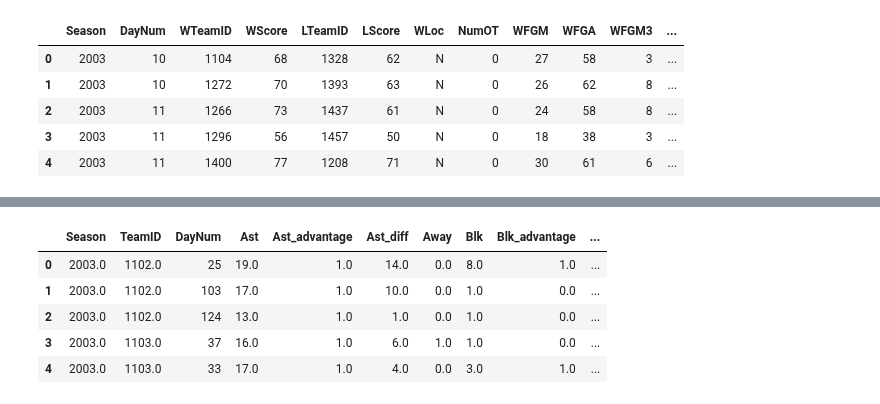
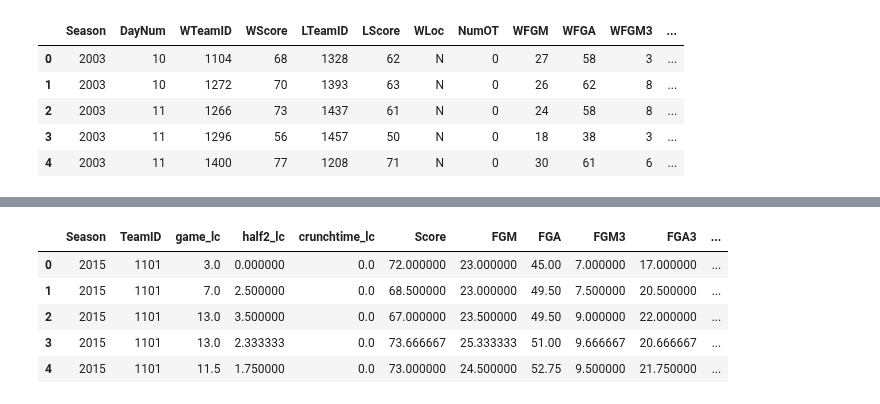
Before and after one commit to lucabasa/kaggle_competitions, a Jupyter notebook: marc_madness/08_rolling_stats.ipynb, the cells around one changed output, grey strips where cells are left out. Cells and saved outputs as stored; diff of their text form; code cells hidden in the pictures.

```diff
--- a/marc_madness/08_rolling_stats.ipynb
+++ b/marc_madness/08_rolling_stats.ipynb
@@ -37,0 +50,4 @@ reg.head()
+# %%
+full = pd.concat([reg, play])
+
+full.head()
@@ -37,0 +61,4 @@ reg.head()
+# %%
+events = pd.read_csv(events_data)
+
+events.head()
@@ -37,0 +72,7 @@ reg.head()
+# %%
+print(reg.shape)
+print(full.shape)
+to_use = [col for col in events if not col.endswith('_game') and 'FinalScore' not in col and 'n_OT' not in col and '_difference' not in col]
+full = pd.merge(full, events[to_use], on=['Season', 'DayNum', 'WTeamID', 'LTeamID'])
+print(full.shape)
+full.head()
@@ -54,7 +118,7 @@ def add_days(data, info, date=True):
 
 
 def rolling_stats(data, season_info, window='30d'):
-    df = reg.copy()
+    df = data.copy()
 
     df = add_days(df, season_info)
 
@@ -62,7 +126,8 @@ def rolling_stats(data, season_info, window='30d'):
                                                  and '_perc' not in col
                                                  and 'Loc' not in col]
     to_select += [col for col in df.columns if '_diff' in col or '_advantage' in col]
-    df_W = df[['Season', 'GameDay', 'NumOT'] + to_select].copy()
+    df_W = df[['Season', 'GameDay', 'NumOT',
+               'game_lc', 'half2_lc', 'crunchtime_lc'] + to_select].copy()
     df_W.columns = df_W.columns.str.replace('W','')
     df_W['N_wins'] = 1
 
@@ -70,7 +135,8 @@ def rolling_stats(data, season_info, window='30d'):
                                              and '_perc' not in col
                                              and 'Loc' not in col]
     to_select += [col for col in df.columns if '_diff' in col or '_advantage' in col]
-    df_L = df[['Season', 'GameDay', 'NumOT'] + to_select].copy()
+    df_L = df[['Season', 'GameDay', 'NumOT',
+               'game_lc', 'half2_lc', 'crunchtime_lc'] + to_select].copy()
     df_L.columns = df_L.columns.str.replace('L','')
     df_L[[col for col in df.columns if '_diff' in col]] = - df_L[[col for col in df.columns if '_diff' in col]]
     for col in [col for col in df.columns if '_advantage' in col]:
@@ -82,19 +148,22 @@ def rolling_stats(data, season_info, window='30d'):
         df_L['top_team'] = 0
         df_L['upset'] = 0
 
-    df = pd.concat([df_W, df_L], sort=True)
+    df = pd.concat([df_W, df_L], sort=False)
 
-    not_use = ['NumOT']
+    not_use = ['NumOT', 'Season', 'TeamID']
     to_use = [col for col in df.columns if col not in not_use]
 
-    means = df[to_use].groupby(['Season','TeamID'],
-                                   as_index=False).rolling(window, on='GameDay',
+    means = df.groupby(['Season', 'TeamID'])[to_use].rolling(window, on='GameDay',
                                                            min_periods=1, closed='left').mean()
     means = means.dropna()
+    means = means.reset_index()
+    del means['level_2']
 
-    sums = df[to_use].groupby(['Season', 'TeamID'],
-                              as_index=False).rolling(window, on='GameDay',
+    sums = df.groupby(['Season', 'TeamID'])[to_use].rolling(window, on='GameDay',
                                                       min_periods=1, closed='left').sum()
+    sums = sums.reset_index()
+    del sums['level_2']
+
     sums['FGM_perc'] = sums.FGM / sums.FGA
     sums['FGM2_perc'] = sums.FGM2 / sums.FGA2
     sums['FGM3_perc'] = sums.FGM3 / sums.FGA3
@@ -102,6 +171,7 @@ def rolling_stats(data, season_info, window='30d'):
     sums['FGM_no_ast_perc'] = sums.FGM_no_ast / sums.FGM
     sums['True_shooting_perc'] = 0.5 * sums['Score'] / (sums['FGA'] + 0.475 * sums['FTA'])
     sums['Opp_True_shooting_perc'] = 0.5 * sums['opp_score'] / (sums['opp_FGA'] + 0.475 * sums['opp_FTA'])
+
     to_use = ['Season', 'TeamID', 'GameDay', 'FGM_perc',
               'FGM2_perc', 'FGM3_perc', 'FT_perc',
               'FGM_no_ast_perc', 'True_shooting_perc', 'Opp_True_shooting_perc']
@@ -113,18 +183,16 @@ def rolling_stats(data, season_info, window='30d'):
     stats_tot = add_days(stats_tot, season_info, date=False)
     del stats_tot['GameDay']
 
-    stats_tot = stats_tot.set_index(['Season', 'TeamID', 'DayNum']).reset_index()
-
     return stats_tot
 # %%
-regular_rolling = rolling_stats(reg, season_info)
+regular_rolling = rolling_stats(full, season_info)
 
 regular_rolling.head()
 # %% [output]
-|  | Season | TeamID | DayNum | Ast | Ast_advantage | Ast_diff | Away | Blk | Blk_advantage | ... |
-| 0 | 2003.0 | 1102.0 | 25 | 19.0 | 1.0 | 14.0 | 0.0 | 8.0 | 1.0 | ... |
-| 1 | 2003.0 | 1102.0 | 103 | 17.0 | 1.0 | 10.0 | 0.0 | 1.0 | 0.0 | ... |
-| 2 | 2003.0 | 1102.0 | 124 | 13.0 | 1.0 | 1.0 | 0.0 | 1.0 | 0.0 | ... |
-| 3 | 2003.0 | 1103.0 | 37 | 16.0 | 1.0 | 6.0 | 1.0 | 1.0 | 0.0 | ... |
-| 4 | 2003.0 | 1103.0 | 33 | 17.0 | 1.0 | 4.0 | 0.0 | 3.0 | 1.0 | ... |
+|  | Season | TeamID | game_lc | half2_lc | crunchtime_lc | Score | FGM | FGA | FGM3 | FGA3 | ... |
+| 0 | 2015 | 1101 | 3.0 | 0.000000 | 0.0 | 72.000000 | 23.000000 | 45.00 | 7.000000 | 17.000000 | ... |
+| 1 | 2015 | 1101 | 7.0 | 2.500000 | 0.0 | 68.500000 | 23.000000 | 49.50 | 7.500000 | 20.500000 | ... |
+| 2 | 2015 | 1101 | 13.0 | 3.500000 | 0.0 | 67.000000 | 23.500000 | 49.50 | 9.000000 | 22.000000 | ... |
+| 3 | 2015 | 1101 | 13.0 | 2.333333 | 0.0 | 73.666667 | 25.333333 | 51.00 | 9.666667 | 20.666667 | ... |
+| 4 | 2015 | 1101 | 11.5 | 1.750000 | 0.0 | 73.000000 | 24.500000 | 52.75 | 9.500000 | 21.750000 | ... |
 # %%
```
Also changed, not shown: parts of 15 cells of this notebook.
